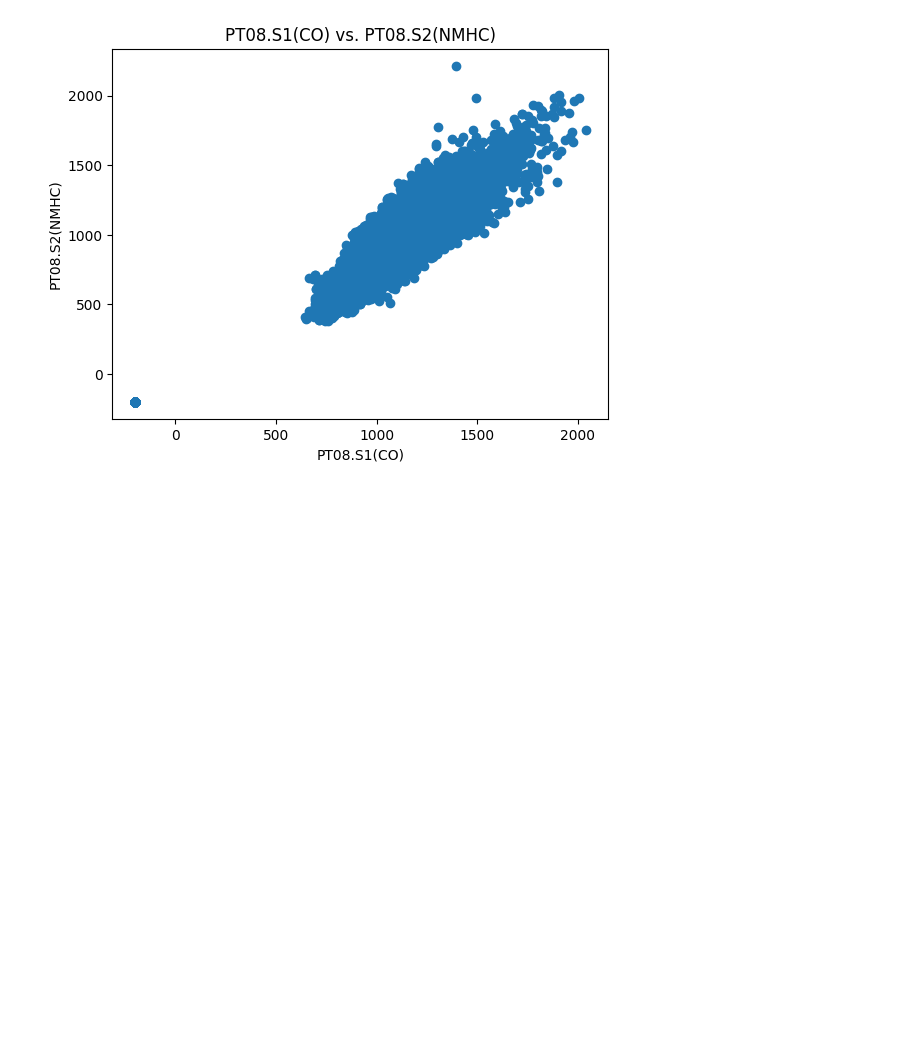
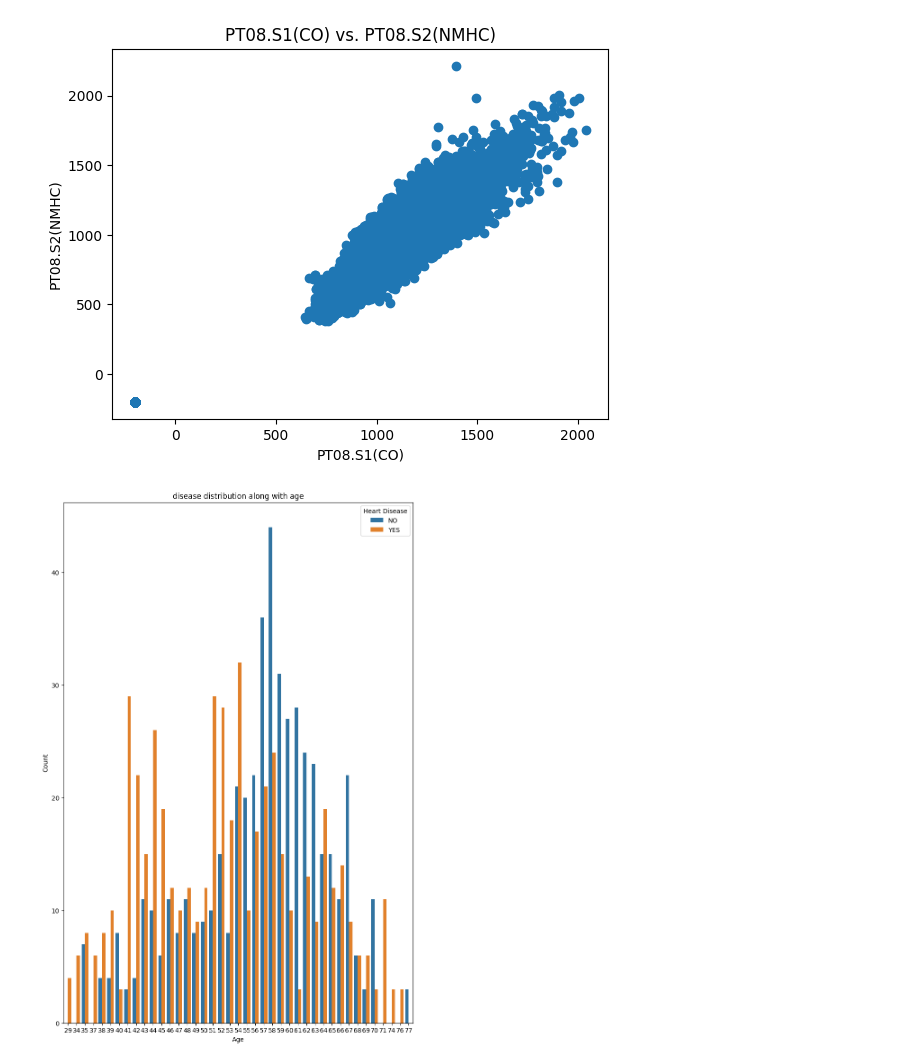
Before and after one commit to MRK2210/DSBDA, a Jupyter notebook: Dsbda/7/7.ipynb, the cells around one changed output. Saved outputs shown, nothing was run; the diff lists cells and outputs as text; code cells hidden in the pictures; blank space fills up the shorter version.

```diff
--- a/Dsbda/7/7.ipynb
+++ b/Dsbda/7/7.ipynb
@@ -89,3 +89,14 @@ plt.title('PT08.S1(CO) vs. PT08.S2(NMHC)')
 # %% [output]
 Text(0.5, 1.0, 'PT08.S1(CO) vs. PT08.S2(NMHC)')
 [figure]
+# %%
+import seaborn as sns
+plt.figure(figsize=(10,15))
+sns.countplot(data=df2,x='age',hue='target')
+plt.xlabel('Age')
+plt.ylabel('Count')
+plt.title("disease distribution along with age")
+plt.legend(title='Heart Disease', labels=['NO','YES'])
+plt.show()
+# %% [output]
+[figure, added]
```
